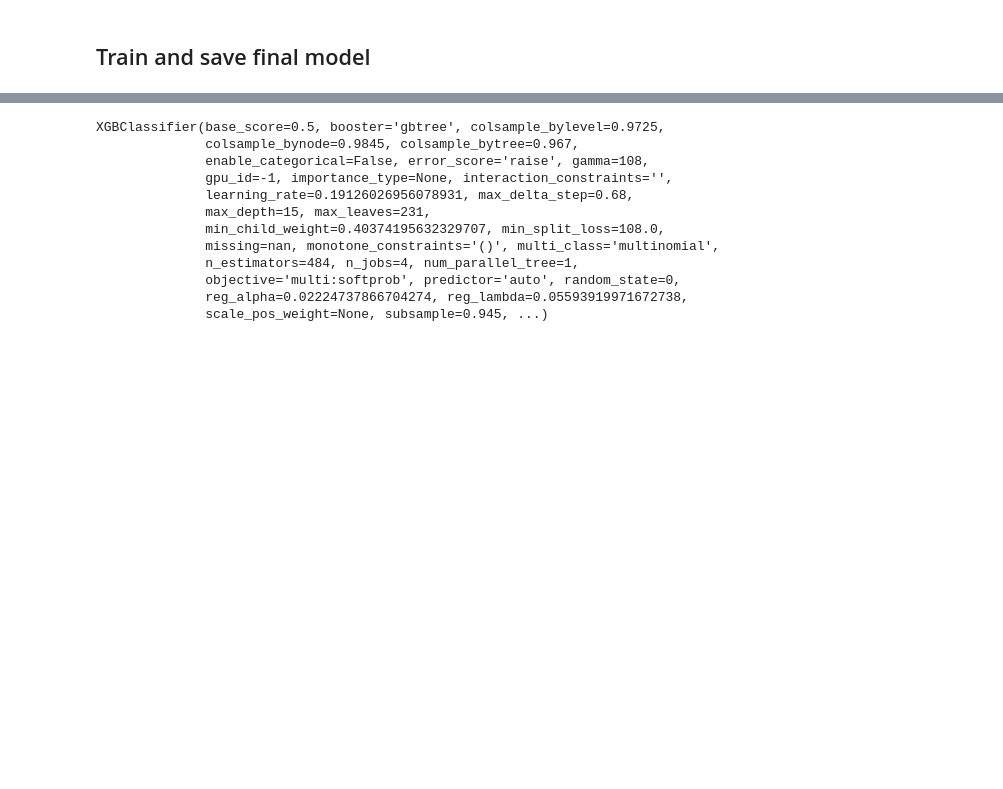
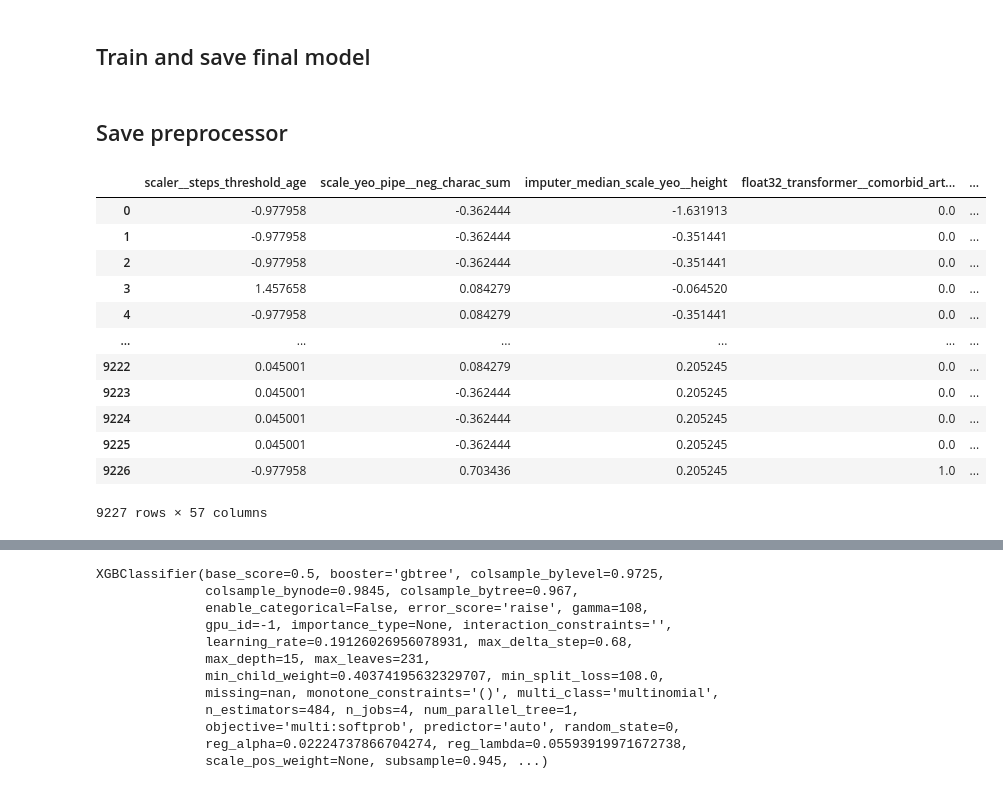
Before and after one commit to jloayza10/depression_prediction_project, a Jupyter notebook: notebooks/4-XGBoost_tuning.ipynb, the cells around one changed output, grey strips where cells are left out. Saved outputs shown, nothing was run; the diff lists cells and outputs as text; code cells hidden in the pictures; blank space fills up the shorter version.

```diff
--- a/notebooks/4-XGBoost_tuning.ipynb
+++ b/notebooks/4-XGBoost_tuning.ipynb
@@ -575,3 +570,5 @@ best_params_4[0] #balanced accuracy: 0.5254157674837854, f1 weighted = 0.5215019
  'subsample': 0.9511000000000001}
 # %% [markdown]
 ## Train and save final model
+# %% [markdown]
+## Save preprocessor
@@ -577,0 +577,16 @@ best_params_4[0] #balanced accuracy: 0.5254157674837854, f1 weighted = 0.5215019
+# %%
+data_add_features_preprocessed[selected_features_2]
+# %% [output]
+|  | scaler__steps_threshold_age | scale_yeo_pipe__neg_charac_sum | imputer_median_scale_yeo__height | float32_transformer__comorbid_art... | ... |
+| 0 | -0.977958 | -0.362444 | -1.631913 | 0.0 | ... |
+| 1 | -0.977958 | -0.362444 | -0.351441 | 0.0 | ... |
+| 2 | -0.977958 | -0.362444 | -0.351441 | 0.0 | ... |
+| 3 | 1.457658 | 0.084279 | -0.064520 | 0.0 | ... |
+| 4 | -0.977958 | 0.084279 | -0.351441 | 0.0 | ... |
+| ... | ... | ... | ... | ... | ... |
+| 9222 | 0.045001 | 0.084279 | 0.205245 | 0.0 | ... |
+| 9223 | 0.045001 | -0.362444 | 0.205245 | 0.0 | ... |
+| 9224 | 0.045001 | -0.362444 | 0.205245 | 0.0 | ... |
+| 9225 | 0.045001 | -0.362444 | 0.205245 | 0.0 | ... |
+| 9226 | -0.977958 | 0.703436 | 0.205245 | 1.0 | ... |
+9227 rows × 57 columns
```
Also changed, not shown: parts of 9 cells of this notebook, 1 other file.
